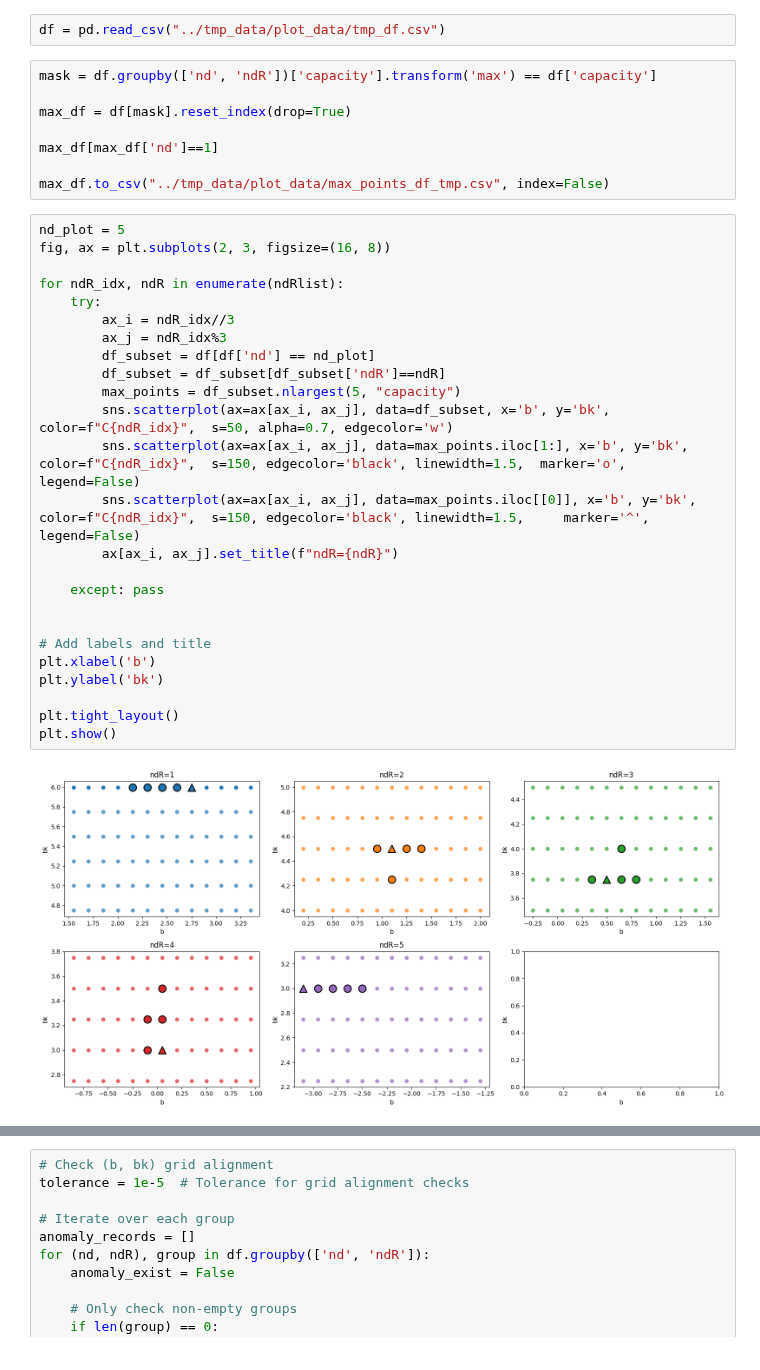
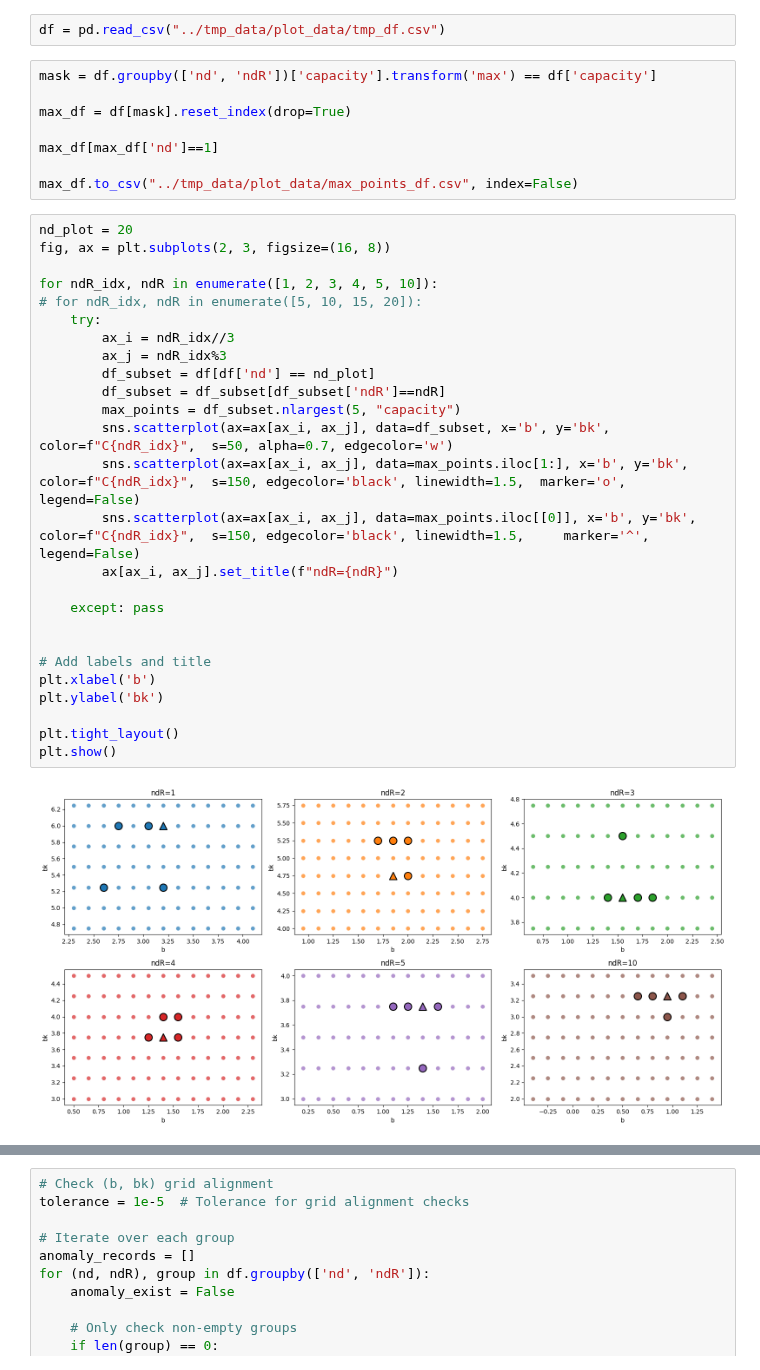
Before and after one commit to Cai-Fangxu/dendrite_familiarity_detection, a Jupyter notebook: b_bk_grid_search/process_df.ipynb, the cells around one changed output, grey strips where cells are left out. Cells and saved outputs as stored; diff of their text form.

```diff
--- a/b_bk_grid_search/process_df.ipynb
+++ b/b_bk_grid_search/process_df.ipynb
@@ -23,33 +23,34 @@ max_df = df[mask].reset_index(drop=True)
 
 max_df[max_df['nd']==1]
 
-max_df.to_csv("../tmp_data/plot_data/max_points_df_tmp.csv", index=False)
+max_df.to_csv("../tmp_data/plot_data/max_points_df.csv", index=False)
 # %%
-nd_plot = 5
+nd_plot = 20
 fig, ax = plt.subplots(2, 3, figsize=(16, 8))
 
-for ndR_idx, ndR in enumerate(ndRlist):
+for ndR_idx, ndR in enumerate([1, 2, 3, 4, 5, 10]):
+# for ndR_idx, ndR in enumerate([5, 10, 15, 20]):
     try:
         ax_i = ndR_idx//3
         ax_j = ndR_idx%3
         df_subset = df[df['nd'] == nd_plot]
         df_subset = df_subset[df_subset['ndR']==ndR]
         max_points = df_subset.nlargest(5, "capacity")
         sns.scatterplot(ax=ax[ax_i, ax_j], data=df_subset, x='b', y='bk', color=f"C{ndR_idx}",  s=50, alpha=0.7, edgecolor='w')
         sns.scatterplot(ax=ax[ax_i, ax_j], data=max_points.iloc[1:], x='b', y='bk', color=f"C{ndR_idx}",  s=150, edgecolor='black', linewidth=1.5,  marker='o', legend=False)
         sns.scatterplot(ax=ax[ax_i, ax_j], data=max_points.iloc[[0]], x='b', y='bk', color=f"C{ndR_idx}",  s=150, edgecolor='black', linewidth=1.5,     marker='^', legend=False)
         ax[ax_i, ax_j].set_title(f"ndR={ndR}")
 
     except: pass
 
 
 # Add labels and title
 plt.xlabel('b')
 plt.ylabel('bk')
 
 plt.tight_layout()
 plt.show()
 # %% [output]
-[figure, old version]
+[figure, new version]
 # %%
 fig, ax = plt.subplots(2, 3, figsize=(16, 8))
```
Also changed, not shown: parts of 10 cells of this notebook, 6 other files.
